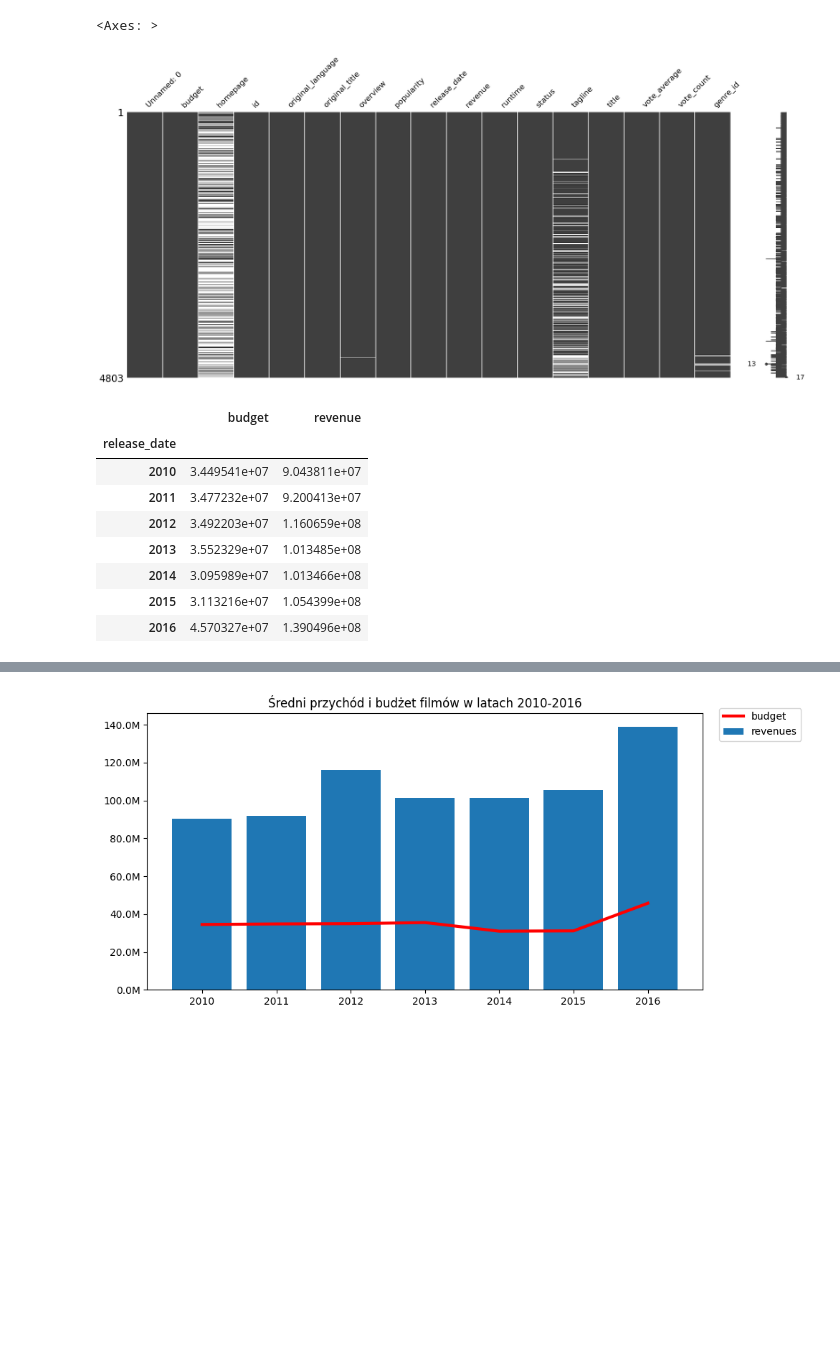
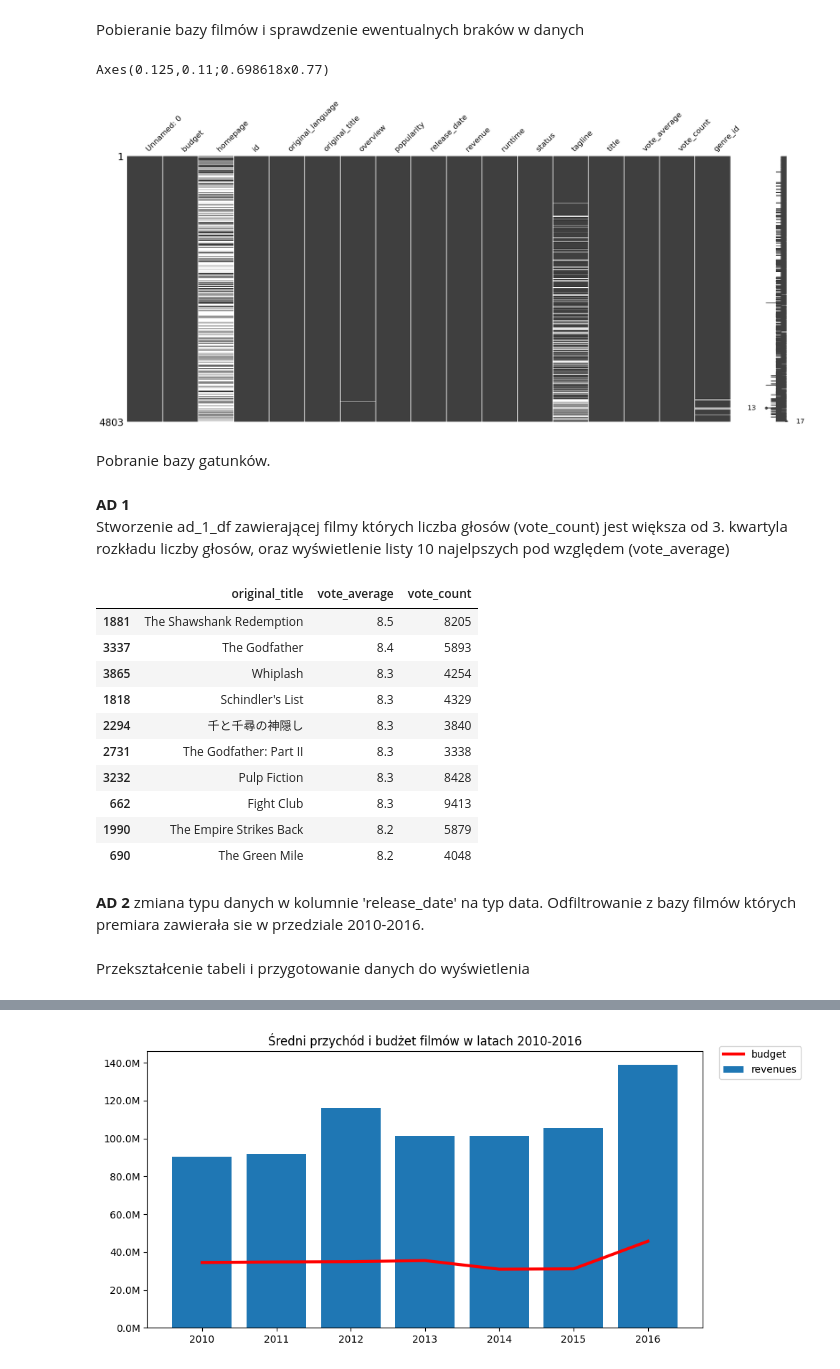
Before and after one commit to WojciechDzimira/kodilla-modu-9, a Jupyter notebook: zadanie_baza_filmow/baza_filmow.ipynb, the cells around one changed output, grey strips where cells are left out. Cells and saved outputs as stored; diff of their text form; code cells hidden in the pictures; blank space fills up the shorter version.

```diff
--- a/zadanie_baza_filmow/baza_filmow.ipynb
+++ b/zadanie_baza_filmow/baza_filmow.ipynb
@@ -7,30 +11,43 @@ import matplotlib.pyplot as plt
+# %% [markdown]
+Pobieranie bazy filmów i sprawdzenie ewentualnych braków w danych
 # %%
 movies_df = pd.read_csv('tmdb_movies.csv')
-msno.matrix(movies_df)
+print(msno.matrix(movies_df))
 # %% [output]
-<Axes: >
+Axes(0.125,0.11;0.698618x0.77)
 [figure]
+# %% [markdown]
+Pobranie bazy gatunków.
 # %%
 genres_df = pd.read_csv('tmdb_genres.csv')
+# %% [markdown]
+**AD 1**
+Stworzenie ad_1_df zawierającej filmy których liczba głosów (vote_count) jest większa od 3. kwartyla rozkładu liczby głosów, oraz wyświetlenie listy 10 najelpszych pod względem (vote_average)
 # %%
-top_rated_movies = movies_df[movies_df['vote_count'] >= movies_df['vote_count'].quantile(0.75)]
-top_rated_movies = top_rated_movies.sort_values(by='vote_average', ascending=False)
+ad_1_df = movies_df[movies_df['vote_count'] >= movies_df['vote_count'].quantile(0.75)]
+ad_1_df = ad_1_df.sort_values(by='vote_average', ascending=False)
+ad_1_df[['original_title', 'vote_average', 'vote_count']].head(10)
+# %% [output]
+|  | original_title | vote_average | vote_count |
+| 1881 | The Shawshank Redemption | 8.5 | 8205 |
+| 3337 | The Godfather | 8.4 | 5893 |
+| 3865 | Whiplash | 8.3 | 4254 |
+| 1818 | Schindler's List | 8.3 | 4329 |
+| 2294 | 千と千尋の神隠し | 8.3 | 3840 |
+| 2731 | The Godfather: Part II | 8.3 | 3338 |
+| 3232 | Pulp Fiction | 8.3 | 8428 |
+| 662 | Fight Club | 8.3 | 9413 |
+| 1990 | The Empire Strikes Back | 8.2 | 5879 |
+| 690 | The Green Mile | 8.2 | 4048 |
+# %% [markdown]
+**AD 2**
+zmiana typu danych w kolumnie 'release_date' na typ data. Odfiltrowanie z bazy filmów których premiara zawierała sie w przedziale 2010-2016.
 # %%
 ad_2_df = movies_df.copy()
 ad_2_df['release_date'] = pd.to_datetime(ad_2_df['release_date'])
 ad_2_df = ad_2_df[ad_2_df['release_date'].dt.year.between(2010, 2016)]
 ad_2_df['release_date'] = ad_2_df['release_date'].dt.year
+# %% [markdown]
+Przekształcenie tabeli i przygotowanie danych do wyświetlenia
 # %%
 ad_2_df = ad_2_df.pivot_table(values=['revenue','budget'],index='release_date',aggfunc=np.mean)
-# %%
-ad_2_df
-# %% [output]
-|  | budget | revenue |
-| release_date |  |  |
-| 2010 | 3.449541e+07 | 9.043811e+07 |
-| 2011 | 3.477232e+07 | 9.200413e+07 |
-| 2012 | 3.492203e+07 | 1.160659e+08 |
-| 2013 | 3.552329e+07 | 1.013485e+08 |
-| 2014 | 3.095989e+07 | 1.013466e+08 |
-| 2015 | 3.113216e+07 | 1.054399e+08 |
-| 2016 | 4.570327e+07 | 1.390496e+08 |
```
Also changed, not shown: parts of 19 cells of this notebook.
